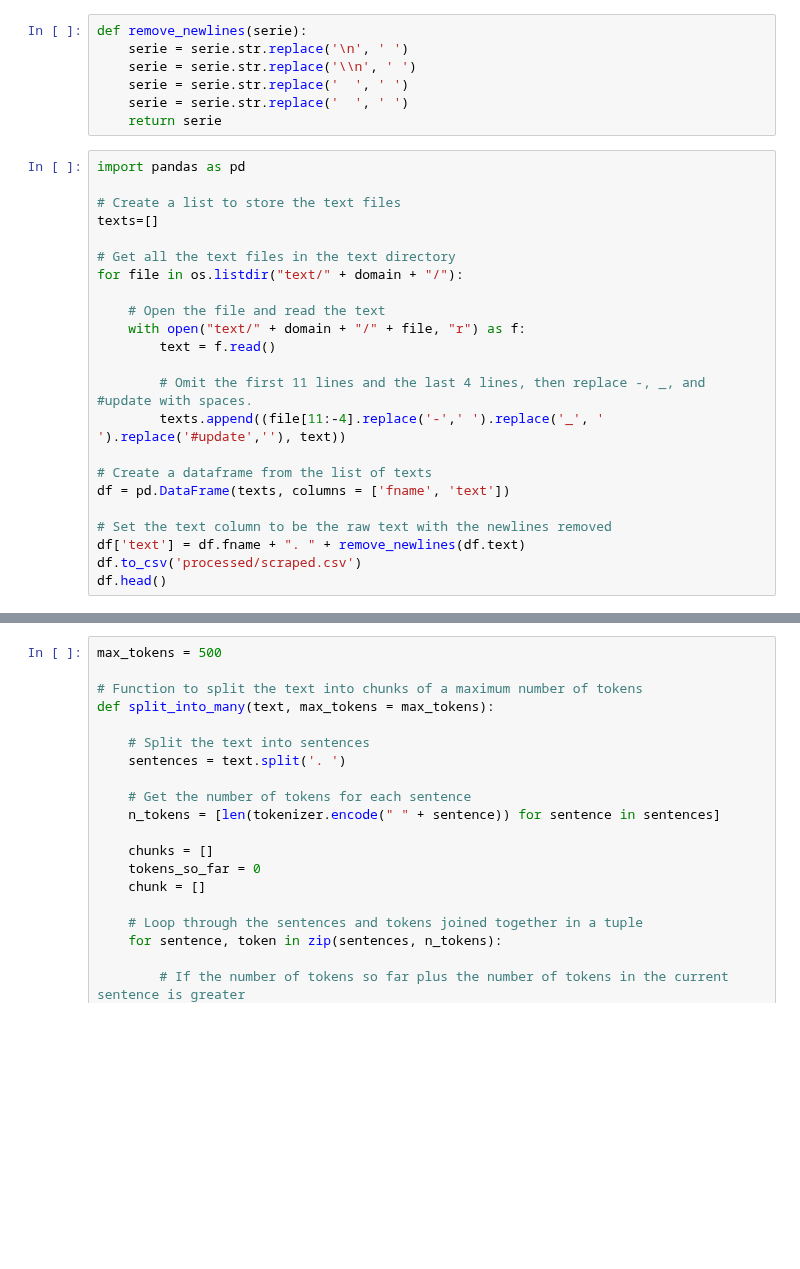
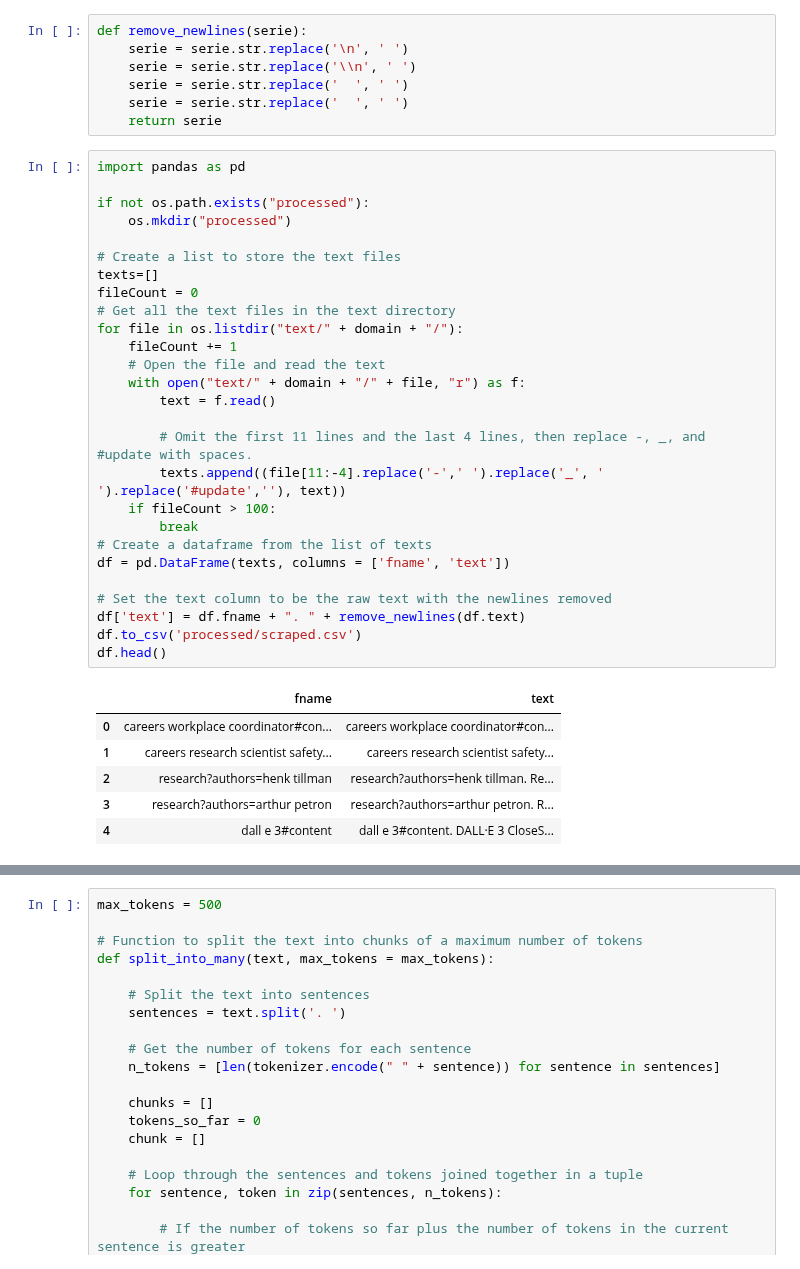
Before and after one commit to openai/web-crawl-q-and-a-example, a Jupyter notebook: web-qa.ipynb, the cells around one changed output, grey strips where cells are left out. Saved outputs shown, nothing was run; the diff lists cells and outputs as text; blank space fills up the shorter version.

```diff
--- a/web-qa.ipynb
+++ b/web-qa.ipynb
@@ -163,26 +164,37 @@ def remove_newlines(serie):
 # %%
 import pandas as pd
 
+if not os.path.exists("processed"):
+    os.mkdir("processed")
+
 # Create a list to store the text files
 texts=[]
-
+fileCount = 0
 # Get all the text files in the text directory
 for file in os.listdir("text/" + domain + "/"):
-
+    fileCount += 1
     # Open the file and read the text
     with open("text/" + domain + "/" + file, "r") as f:
         text = f.read()
 
         # Omit the first 11 lines and the last 4 lines, then replace -, _, and #update with spaces.
         texts.append((file[11:-4].replace('-',' ').replace('_', ' ').replace('#update',''), text))
-
+    if fileCount > 100:
+        break
 # Create a dataframe from the list of texts
 df = pd.DataFrame(texts, columns = ['fname', 'text'])
 
 # Set the text column to be the raw text with the newlines removed
 df['text'] = df.fname + ". " + remove_newlines(df.text)
 df.to_csv('processed/scraped.csv')
 df.head()
+# %% [output]
+|  | fname | text |
+| 0 | careers workplace coordinator#con... | careers workplace coordinator#con... |
+| 1 | careers research scientist safety... | careers research scientist safety... |
+| 2 | research?authors=henk tillman | research?authors=henk tillman. Re... |
+| 3 | research?authors=arthur petron | research?authors=arthur petron. R... |
+| 4 | dall e 3#content | dall e 3#content. DALL·E 3 CloseS... |
 # %%
 import tiktoken
 
```
Also changed, not shown: parts of 15 cells of this notebook, 9 other files.
